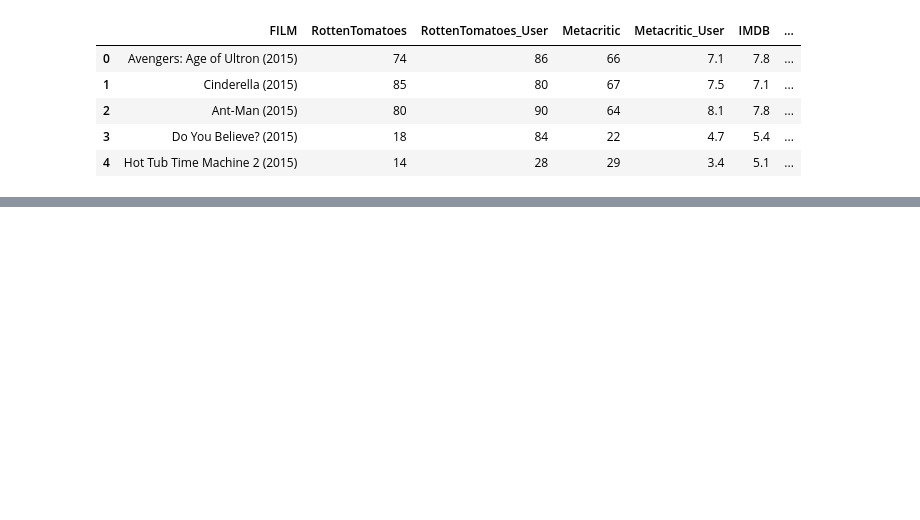
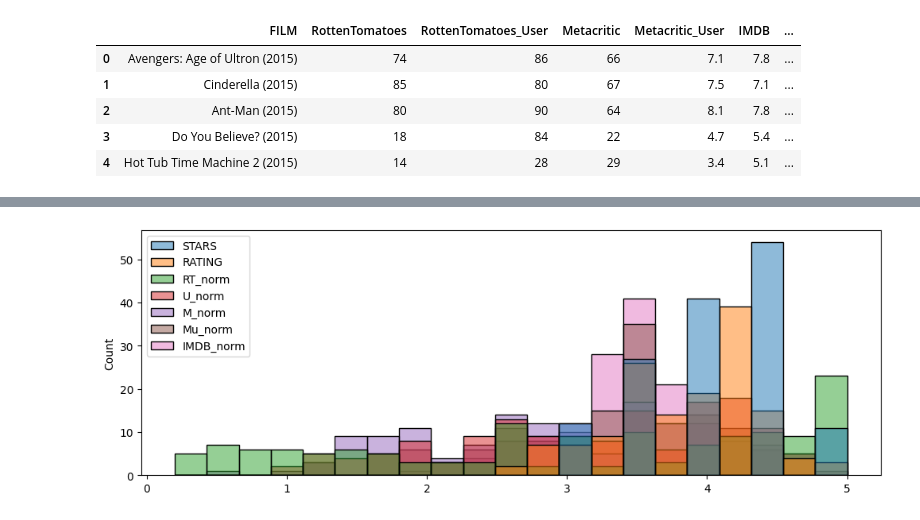
Before and after one commit to ibrahim10sy/learn-python, a Jupyter notebook: projet4.ipynb, the cells around one changed output, grey strips where cells are left out. Saved outputs shown, nothing was run; the diff lists cells and outputs as text; code cells hidden in the pictures; blank space fills up the shorter version.

```diff
--- a/projet4.ipynb
+++ b/projet4.ipynb
@@ -65,0 +106,5 @@ df.head()
+# %%
+plt.figure(figsize=(12,4))
+sns.histplot(norm_score);
+# %% [output]
+[figure, added]
```
Also changed, not shown: parts of 13 cells of this notebook.
